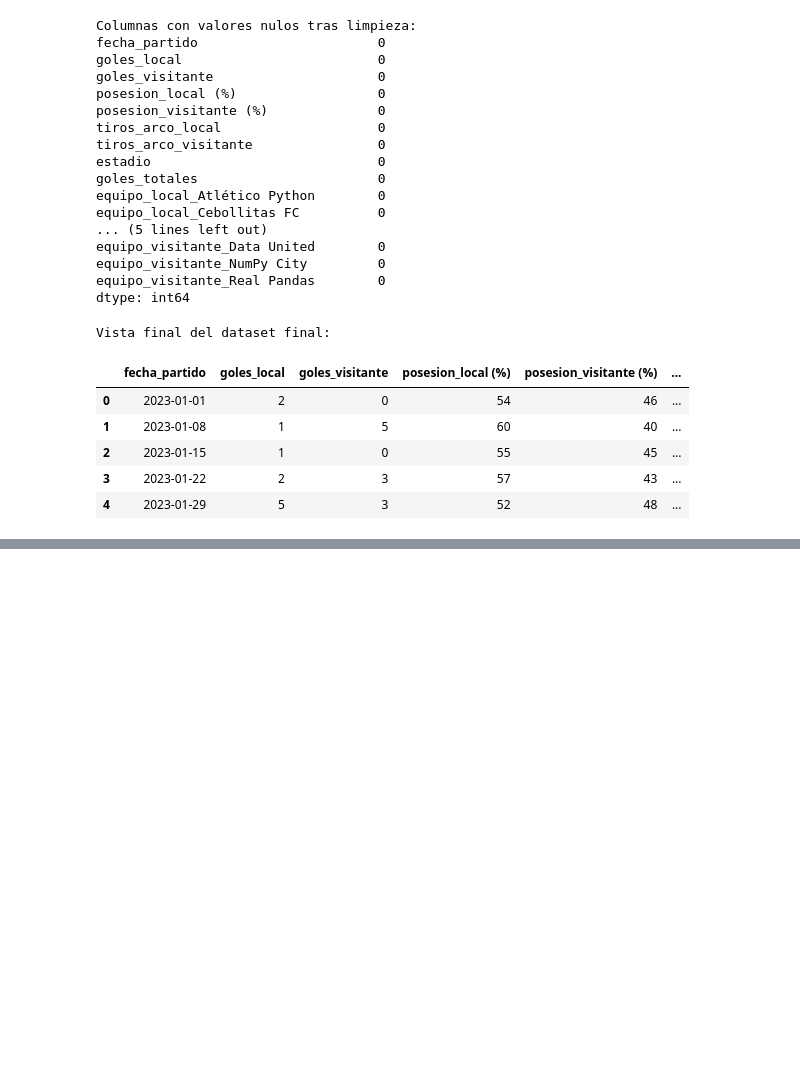
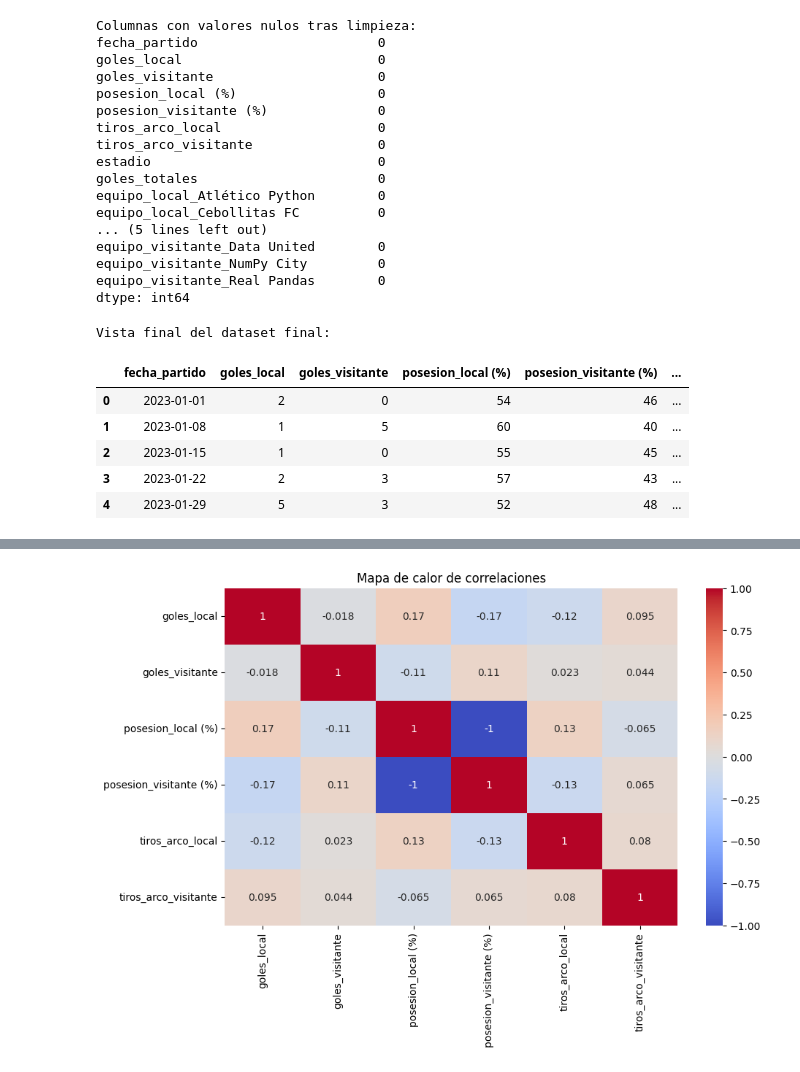
Before and after one commit to andresfelipebarragannino6-ai/Machine-Learning, a Jupyter notebook: Untitled13.ipynb, the cells around one changed output, grey strips where cells are left out. Saved outputs shown, nothing was run; the diff lists cells and outputs as text; code cells hidden in the pictures; blank space fills up the shorter version.

```diff
--- a/Untitled13.ipynb
+++ b/Untitled13.ipynb
@@ -137,0 +207,10 @@ Vista final del dataset final:
+# %%
+# Mapa de calor de correlaciones entre variables clave
+plt.figure(figsize=(10,6))
+sns.heatmap(df_partidos[['goles_local','goles_visitante','posesion_local (%)',
+                         'posesion_visitante (%)','tiros_arco_local',
+                         'tiros_arco_visitante']].corr(),annot=True,cmap='coolwarm')
+plt.title('Mapa de calor de correlaciones')
+plt.show()
+# %% [output]
+[figure, added]
```
Also changed, not shown: parts of 7 cells of this notebook.
